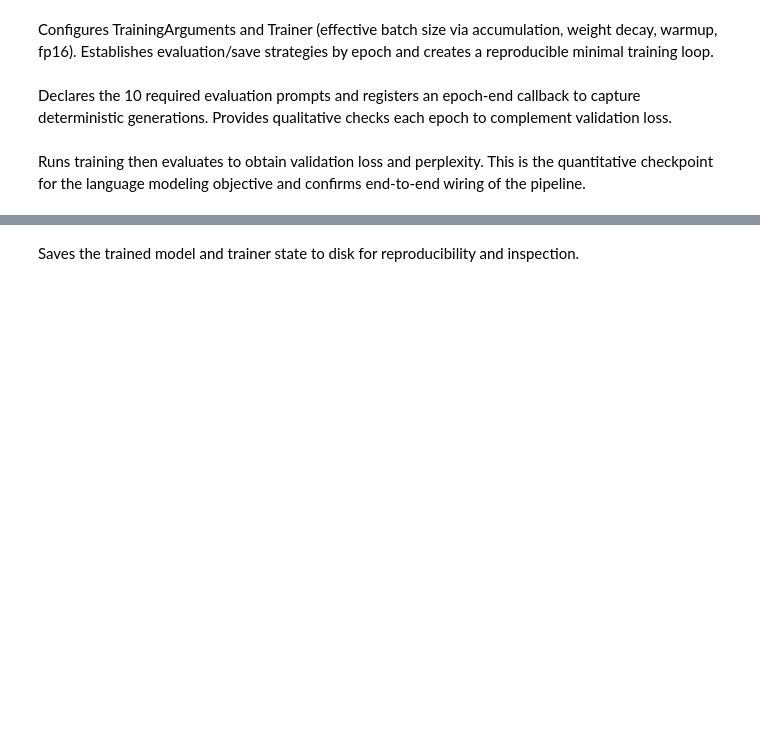
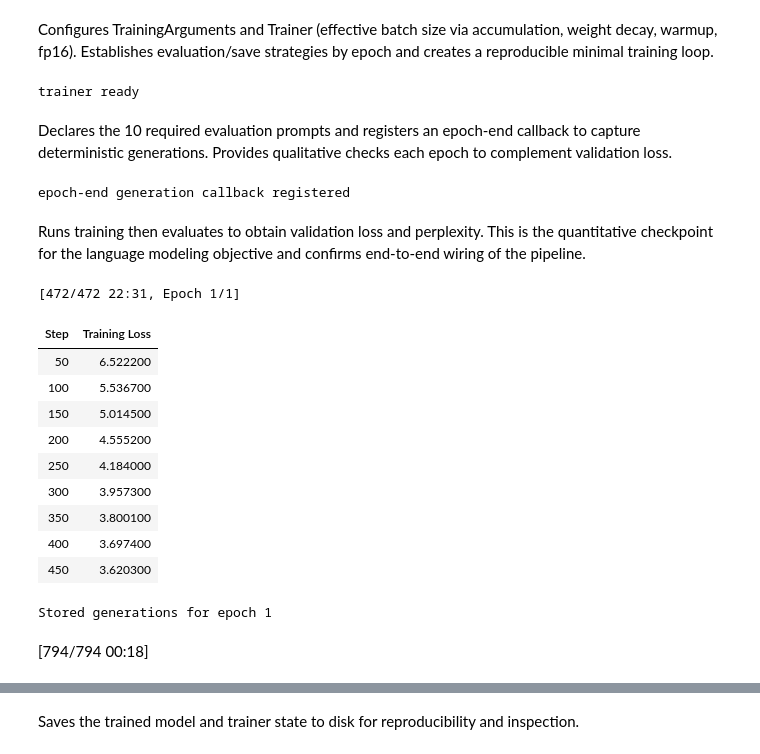
Before and after one commit to timur-ai/yandex_dl_course_6_private, a Jupyter notebook: notebooks/LLM_Pretrain_SFT.ipynb, the cells around one changed output, grey strips where cells are left out. Drawn from its saved outputs; the diff is of its cells as text; code cells hidden in the pictures; blank space fills up the shorter version.

```diff
--- a/notebooks/LLM_Pretrain_SFT.ipynb
+++ b/notebooks/LLM_Pretrain_SFT.ipynb
@@ -407,11 +647,11 @@ print(json.dumps({
 # %% [markdown]
 Configures TrainingArguments and Trainer (effective batch size via accumulation, weight decay, warmup, fp16). Establishes evaluation/save strategies by epoch and creates a reproducible minimal training loop.
 # %%
-
-
 # Effective batch size target 64–128 via gradient accumulation
 per_device_train_batch_size = 2
-gradient_accumulation_steps = 32  # adjust based on VRAM to hit effective batch size
+gradient_accumulation_steps = (
+    32  # adjust based on VRAM to hit effective batch size
+)
 warmup_ratio = 0.03
 
 args = TrainingArguments(
@@ -425,8 +665,6 @@ args = TrainingArguments(
     num_train_epochs=1,
     fp16=torch.cuda.is_available(),
     logging_steps=50,
-    evaluation_strategy="epoch",
-    save_strategy="epoch",
     save_total_limit=2,
     max_grad_norm=1.0,
 )
@@ -439,9 +677,9 @@ trainer = Trainer(
     data_collator=data_collator,
 )
 
-print(
-    "trainer ready"
-)
+print("trainer ready")
+# %% [output]
+trainer ready
 # %% [markdown]
 Declares the 10 required evaluation prompts and registers an epoch-end callback to capture deterministic generations. Provides qualitative checks each epoch to complement validation loss.
 # %%
@@ -460,6 +698,8 @@ test_prompts = [
 ]
 
 # Minimal epoch-end generation callback
+
+
 class EpochGenCB(TrainerCallback):
     def on_epoch_end(
         self,
@@ -492,38 +732,61 @@ class EpochGenCB(TrainerCallback):
                 skip_special_tokens=True,
             )
             gens.append({"prompt": p, "text": cont_text})
-        epoch_generations.append({
-            "epoch": int(state.epoch),
-            "generations": gens,
-        })
-        print(
-            f"Stored generations for epoch {int(state.epoch)}"
+        epoch_generations.append(
+            {
+                "epoch": int(state.epoch),
+                "generations": gens,
+            }
         )
+        print(f"Stored generations for epoch {int(state.epoch)}")
+
 
 epoch_generations: list[dict] = []
 trainer.add_callback(EpochGenCB())
 print("epoch-end generation callback registered")
+# %% [output]
+epoch-end generation callback registered
 # %% [markdown]
 Runs training then evaluates to obtain validation loss and perplexity. This is the quantitative checkpoint for the language modeling objective and confirms end-to-end wiring of the pipeline.
 # %%
 train_result = trainer.train()
 metrics_train = train_result.metrics
 
 # Evaluate to get validation loss
 metrics_eval = trainer.evaluate()
 val_loss = metrics_eval.get("eval_loss", None)
-val_ppl = (exp(val_loss) if val_loss is not None else None)
+val_ppl = exp(val_loss) if val_loss is not None else None
 
-print(json.dumps({
-    "train_metrics": {
-        k: float(v)
-        for k, v in metrics_train.items()
-        if isinstance(v, (int, float))
-    },
-    "eval_metrics": {
-        k: float(v)
-        for k, v in metrics_eval.items()
-        if isinstance(v, (int, float))
-    },
-    "val_ppl": (float(val_ppl) if val_ppl is not None else None),
-}, ensure_ascii=False, indent=2))
+print(
+    json.dumps(
+        {
+            "train_metrics": {
+                k: float(v)
+                for k, v in metrics_train.items()
+                if isinstance(v, (int, float))
+            },
+            "eval_metrics": {
+                k: float(v)
+                for k, v in metrics_eval.items()
+                if isinstance(v, (int, float))
+            },
+            "val_ppl": (float(val_ppl) if val_ppl is not None else None),
+        },
+        ensure_ascii=False,
+        indent=2,
+    )
+)
+# %% [output]
+[472/472 22:31, Epoch 1/1]
+| Step | Training Loss |
+| 50 | 6.522200 |
+| 100 | 5.536700 |
+| 150 | 5.014500 |
+| 200 | 4.555200 |
+| 250 | 4.184000 |
+| 300 | 3.957300 |
+| 350 | 3.800100 |
+| 400 | 3.697400 |
+| 450 | 3.620300 |
+Stored generations for epoch 1
+[794/794 00:18]
```
Also changed, not shown: parts of 29 cells of this notebook, 5 other files.
